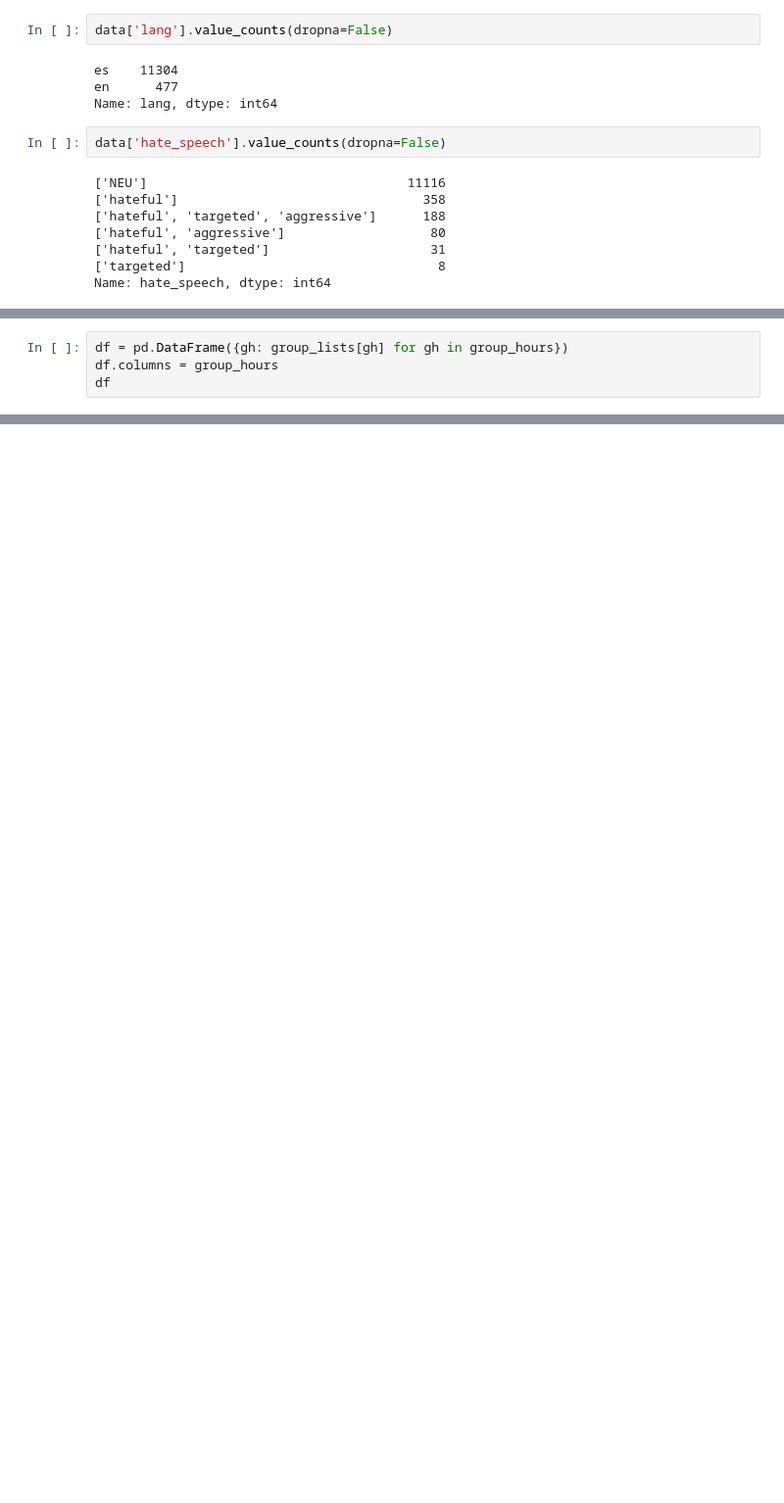
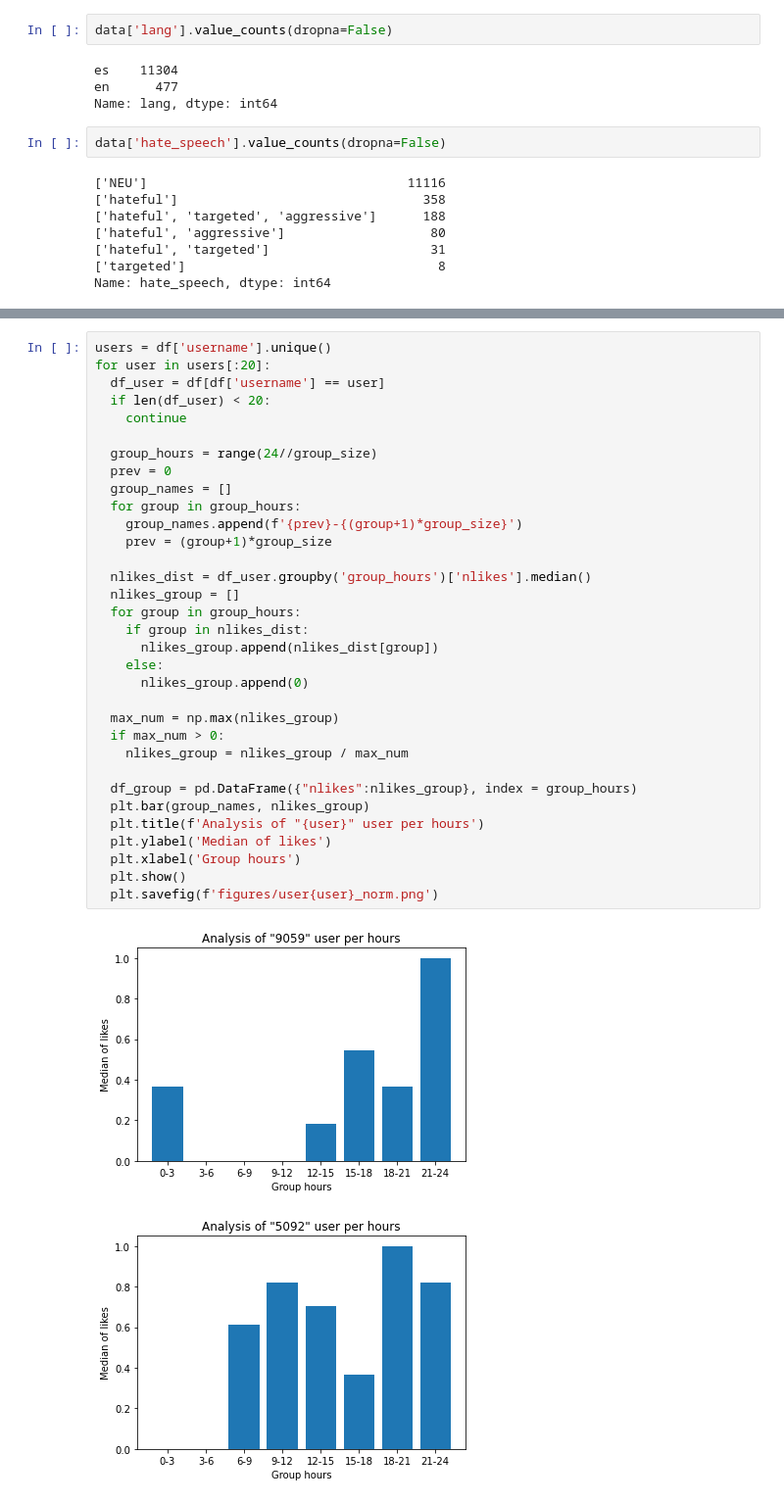
Before and after one commit to jose-tapia/When-to-publish-on-Twitter-in-Mexico, a Jupyter notebook: processing_results_tweets.ipynb, the cells around one changed output, grey strips where cells are left out. Shown at 98% size. Cells and saved outputs as stored; diff of their text form; blank space fills up the shorter version.

```diff
--- a/processing_results_tweets.ipynb
+++ b/processing_results_tweets.ipynb
@@ -843,4 +237,0 @@ warnings.filterwarnings("ignore")
-# %%
-df = pd.DataFrame({gh: group_lists[gh] for gh in group_hours})
-df.columns = group_hours
-df
@@ -951,0 +277,36 @@ Requirement already satisfied: numpy<1.23.0,>=1.16.5 in /usr/local/lib/python3.7
+# %%
+users = df['username'].unique()
+for user in users[:20]:
+  df_user = df[df['username'] == user]
+  if len(df_user) < 20:
+    continue
+
+  group_hours = range(24//group_size)
+  prev = 0
+  group_names = []
+  for group in group_hours:
+    group_names.append(f'{prev}-{(group+1)*group_size}')
+    prev = (group+1)*group_size
+
+  nlikes_dist = df_user.groupby('group_hours')['nlikes'].median()
+  nlikes_group = []
+  for group in group_hours:
+    if group in nlikes_dist:
+      nlikes_group.append(nlikes_dist[group])
+    else:
+      nlikes_group.append(0)
+
+  max_num = np.max(nlikes_group)
+  if max_num > 0:
+    nlikes_group = nlikes_group / max_num
+
+  df_group = pd.DataFrame({"nlikes":nlikes_group}, index = group_hours)
+  plt.bar(group_names, nlikes_group)
+  plt.title(f'Analysis of "{user}" user per hours')
+  plt.ylabel('Median of likes')
+  plt.xlabel('Group hours')
+  plt.show()
+  plt.savefig(f'figures/user{user}_norm.png')
+# %% [output]
+[figure, added]
+[figure, added]
```
Also changed, not shown: parts of 110 cells of this notebook, 30 other files.
